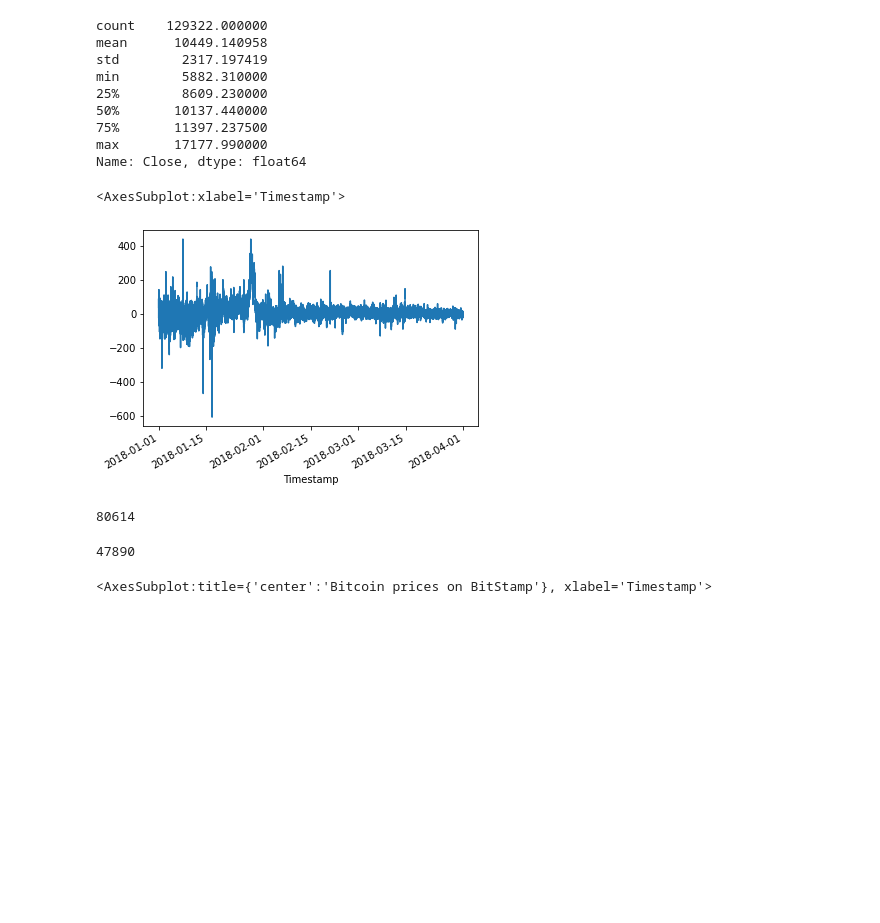
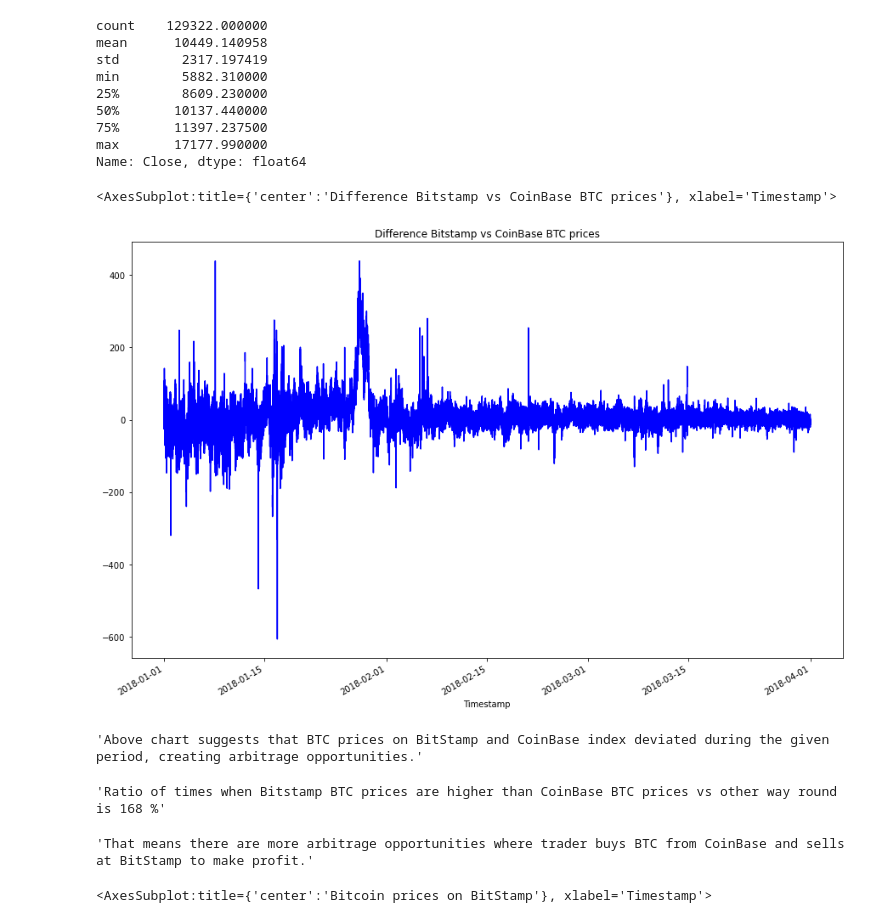
Before and after one commit to prpercy/Crypto-Arbitrage, a Jupyter notebook: crypto_arbitrage.ipynb, the cells around one changed output. Drawn from its saved outputs; the diff is of its cells as text; code cells hidden in the pictures; blank space fills up the shorter version.

```diff
--- a/crypto_arbitrage.ipynb
+++ b/crypto_arbitrage.ipynb
@@ -315,18 +319,21 @@ max       17177.990000
 Name: Close, dtype: float64
 # %%
 diff_df = (bitstamp_sliced - coinbase_sliced)
-diff_df.plot()
+diff_df.plot(figsize=(15,10),color='blue', title='Difference Bitstamp vs CoinBase BTC prices')
 # %% [output]
-<AxesSubplot:xlabel='Timestamp'>
+<AxesSubplot:title={'center':'Difference Bitstamp vs CoinBase BTC prices'}, xlabel='Timestamp'>
-[figure, old version]
+[figure, new version]
-# %%
-(diff_df>0).sum()
-# %% [output]
-80614
-# %%
-(diff_df<0).sum()
-# %% [output]
-47890
+# %%
+display('Above chart suggests that BTC prices on BitStamp and CoinBase index deviated during the given period, creating arbitrage opportunities.')
+# %% [output]
+'Above chart suggests that BTC prices on BitStamp and CoinBase index deviated during the given period, creating arbitrage opportunities.'
+# %%
+indicator = (((diff_df>0).sum()/(diff_df<0).sum()))*100
+display(f'Ratio of times when Bitstamp BTC prices are higher than CoinBase BTC prices vs other way round is {round(indicator)} %')
+display('That means there are more arbitrage opportunities where trader buys BTC from CoinBase and sells at BitStamp to make profit.')
+# %% [output]
+'Ratio of times when Bitstamp BTC prices are higher than CoinBase BTC prices vs other way round is 168 %'
+'That means there are more arbitrage opportunities where trader buys BTC from CoinBase and sells at BitStamp to make profit.'
 # %%
 # Create a line plot for the bitstamp DataFrame for the full length of time in the dataset
 # Be sure that the figure size, title, and color are tailored to each visualization
```
Also changed, not shown: parts of 16 cells of this notebook.
